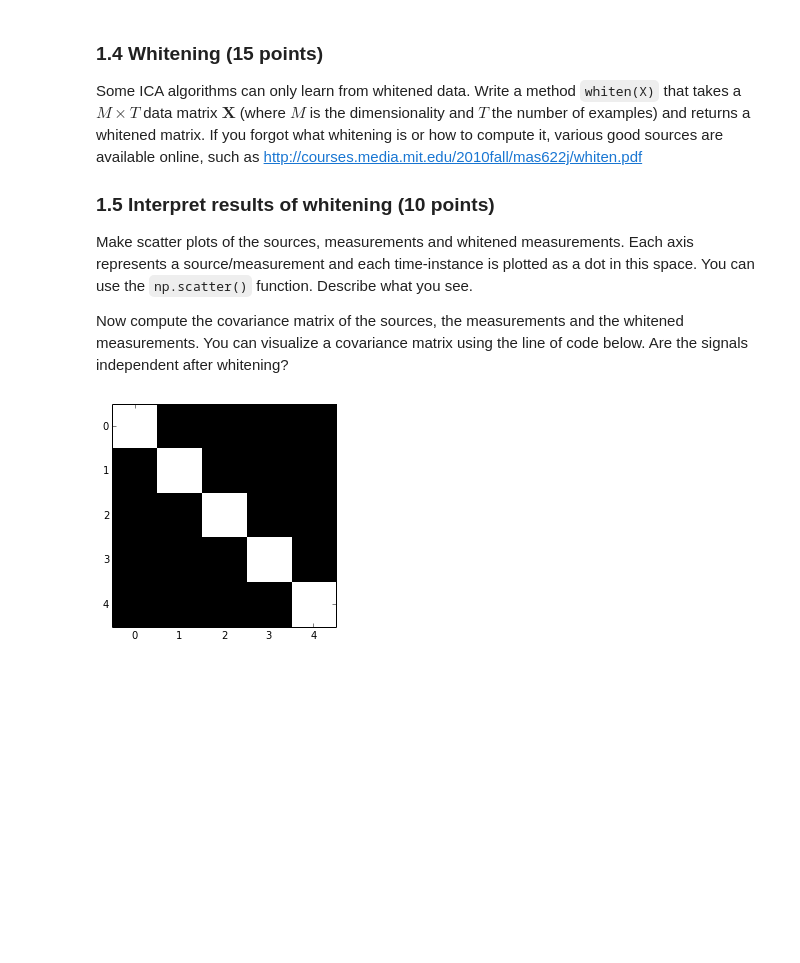
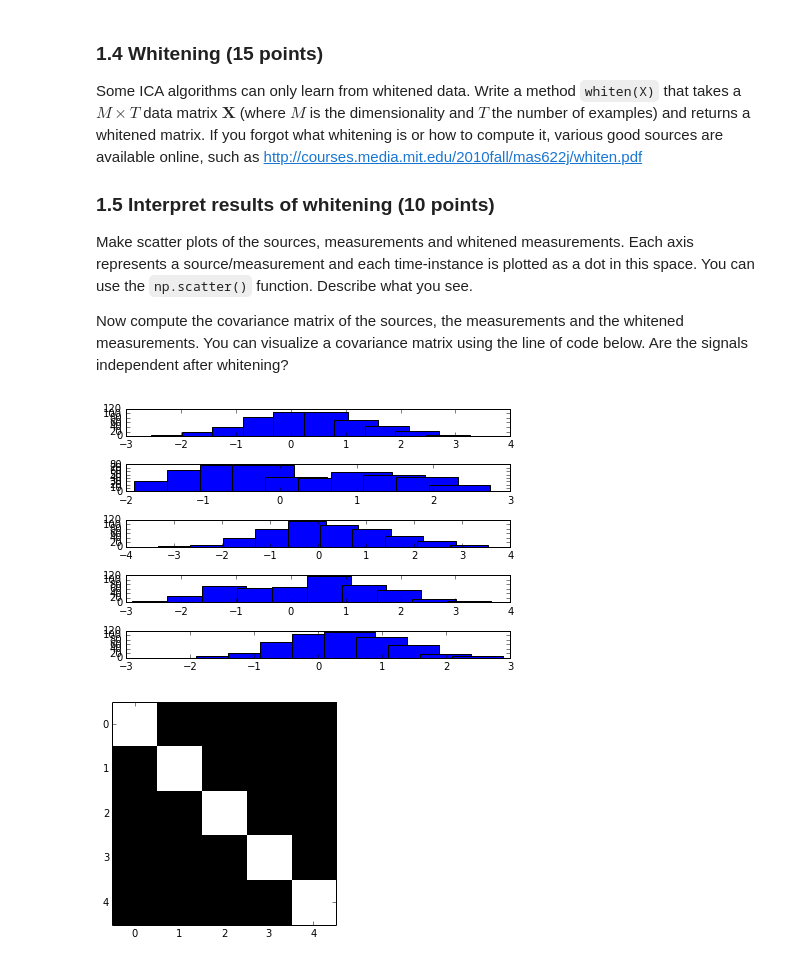
Before and after one commit to alexandervansomeren/ml2_lab1, a Jupyter notebook: lab1.ipynb, the cells around one changed output. Cells and saved outputs as stored; diff of their text form; code cells hidden in the pictures; blank space fills up the shorter version.

Commit message:
plots

```diff
--- a/lab1.ipynb
+++ b/lab1.ipynb
@@ -112,6 +113,30 @@ Some ICA algorithms can only learn from whitened data. Write a method `whiten(X)
 Make scatter plots of the sources, measurements and whitened measurements. Each axis represents a source/measurement and each time-instance is plotted as a dot in this space. You can use the `np.scatter()` function. Describe what you see.
 
 Now compute the covariance matrix of the sources, the measurements and the whitened measurements. You can visualize a covariance matrix using the line of code below. Are the signals independent after whitening?
+# %%
+import matplotlib.pyplot as plt
+def make_mixtures(S, A):
+    return np.dot(A, S)
+
+
+def plot_histogram(X):
+    fig = plt.figure()
+    for index, row in enumerate(X):
+        ax = fig.add_subplot(X.shape[0], 1, index+1)
+        hist, bins = np.histogram(row)
+        center = (bins[:-1] + bins[1:])/2
+        ax.bar(center, hist)
+
+    # plot
+    fig.tight_layout()
+    plt.show()
+
+
+A = random_nonsingular_matrix(d=num_sources)
+X = make_mixtures(S, A)
+plot_histogram(X)
+# %% [output]
+[figure, added]
 # %%
 C = np.eye(5)  # Dummy matrix; compute covariance here
 ax = imshow(C, cmap='gray', interpolation='nearest')
```
Also changed, not shown: parts of 2 cells of this notebook.
